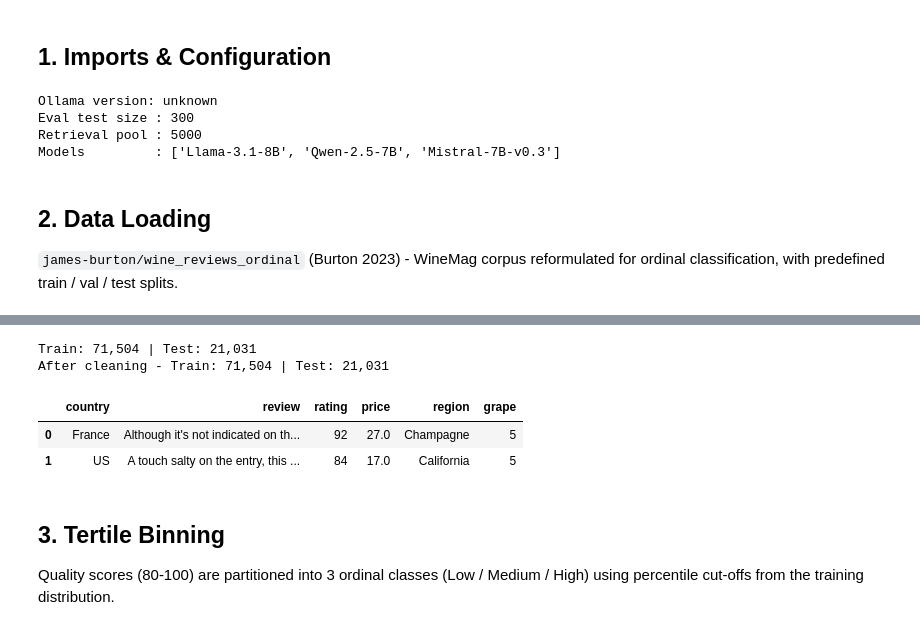
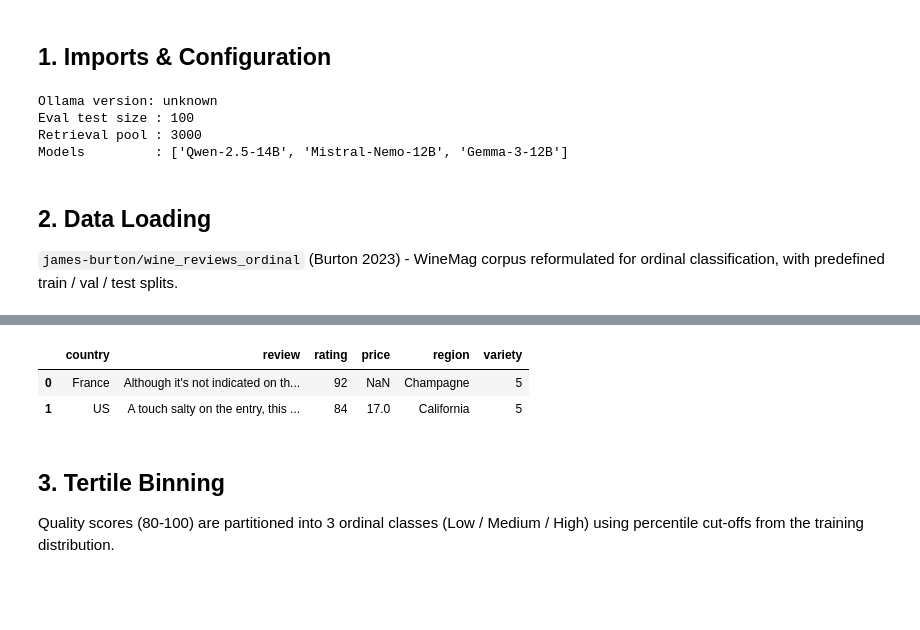
Before and after one commit to Pletea-Marinescu-Valentin/Wine-Quality, a Jupyter notebook: wine_llm_comparison.ipynb, the cells around one changed output, grey strips where cells are left out. Drawn from its saved outputs; the diff is of its cells as text; code cells hidden in the pictures; blank space fills up the shorter version.

```diff
--- a/wine_llm_comparison.ipynb
+++ b/wine_llm_comparison.ipynb
@@ -38,7 +38,7 @@ Each model fits comfortably in 8 GB VRAM at this quantization.
 # %% [markdown]
 ## 1. Imports & Configuration
 # %%
-import os, json, time, re, gc, warnings, random
+import os, time, re, gc, warnings, random
 import numpy as np
 import pandas as pd
 import matplotlib.pyplot as plt
@@ -56,45 +56,47 @@ warnings.filterwarnings("ignore")
 import ollama
 
 RANDOM_SEED       = 42
-N_TEST_EVAL       = 300
-N_RETRIEVAL_POOL  = 5000
-FEWSHOT_K_RANDOM  = 3
-RETRIEVAL_K       = 5
+N_TEST_EVAL       = 100
+N_RETRIEVAL_POOL  = 3000
+FEWSHOT_K_RANDOM  = 4
+RETRIEVAL_K       = 6
 SC_NUM_SAMPLES    = 3
 SC_TEMPERATURE    = 0.6
 NUM_CLASSES       = 3
 CLASS_NAMES       = ["Low", "Medium", "High"]
 
 LLM_MODELS = [
-    ("llama3.1:8b",  "Llama-3.1-8B"),
-    ("qwen2.5:7b",   "Qwen-2.5-7B"),
-    ("mistral:7b",   "Mistral-7B-v0.3"),
+    ("qwen2.5:14b", "Qwen-2.5-14B"),
+    ("mistral-nemo:12b", "Mistral-Nemo-12B"),
+    ("gemma3:12b", "Gemma-3-12B"),
 ]
 
 OLLAMA_OPTIONS_DETERMINISTIC = {
     "temperature": 0.0,
-    "num_predict": 200,
+    "num_predict": 8,
     "top_p":       1.0,
 }
 
 OLLAMA_OPTIONS_SAMPLED = {
     "temperature": SC_TEMPERATURE,
-    "num_predict": 200,
+    "num_predict": 4,
     "top_p":       0.95,
 }
 
 random.seed(RANDOM_SEED)
 np.random.seed(RANDOM_SEED)
 
+os.environ["PYTHONHASHSEED"] = str(RANDOM_SEED)
+
 print("Ollama version:", ollama.__version__ if hasattr(ollama, "__version__") else "unknown")
 print(f"Eval test size : {N_TEST_EVAL}")
 print(f"Retrieval pool : {N_RETRIEVAL_POOL}")
 print(f"Models         : {[name for _, name in LLM_MODELS]}")
 # %% [output]
 Ollama version: unknown
-Eval test size : 300
-Retrieval pool : 5000
-Models         : ['Llama-3.1-8B', 'Qwen-2.5-7B', 'Mistral-7B-v0.3']
+Eval test size : 100
+Retrieval pool : 3000
+Models         : ['Qwen-2.5-14B', 'Mistral-Nemo-12B', 'Gemma-3-12B']
 # %% [markdown]
 ## 2. Data Loading
 
@@ -114,15 +116,12 @@ def normalise(df):
         "description": "review",
         "points":      "rating",
         "province":    "region",
-        "variety":     "grape",
     }).copy()
     df = df.dropna(subset=["rating", "review"]).reset_index(drop=True)
     df = df[df["review"].astype(str).str.strip().str.len() > 10].reset_index(drop=True)
     df["price"]   = pd.to_numeric(df["price"], errors="coerce")
-    df["price"]   = df["price"].fillna(df["price"].median())
     df["country"] = df["country"].fillna("Unknown").astype(str)
     df["region"]  = df["region"].fillna("Unknown").astype(str)
-    df["grape"]   = df["grape"].fillna(-1).astype(int).astype(str)
     return df
 
 train_df = normalise(train_raw)
@@ -134,7 +134,5 @@ Warning: You are sending unauthenticated requests to the HF Hub. Please set a HF
-Train: 71,504 | Test: 21,031
-After cleaning - Train: 71,504 | Test: 21,031
-|  | country | review | rating | price | region | grape |
-| 0 | France | Although it's not indicated on th... | 92 | 27.0 | Champagne | 5 |
+|  | country | review | rating | price | region | variety |
+| 0 | France | Although it's not indicated on th... | 92 | NaN | Champagne | 5 |
 | 1 | US | A touch salty on the entry, this ... | 84 | 17.0 | California | 5 |
 # %% [markdown]
 ## 3. Tertile Binning
```
Also changed, not shown: parts of 16 cells of this notebook.
